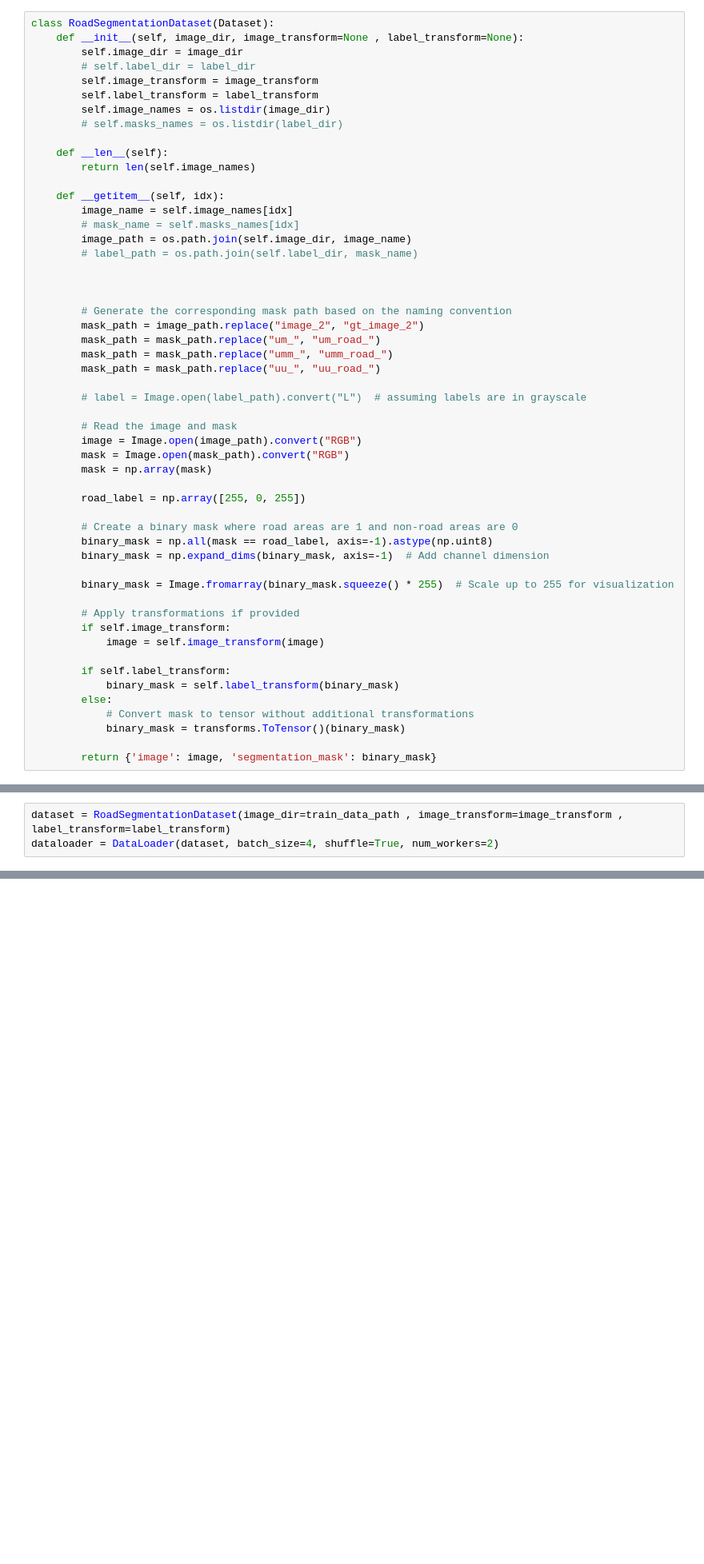
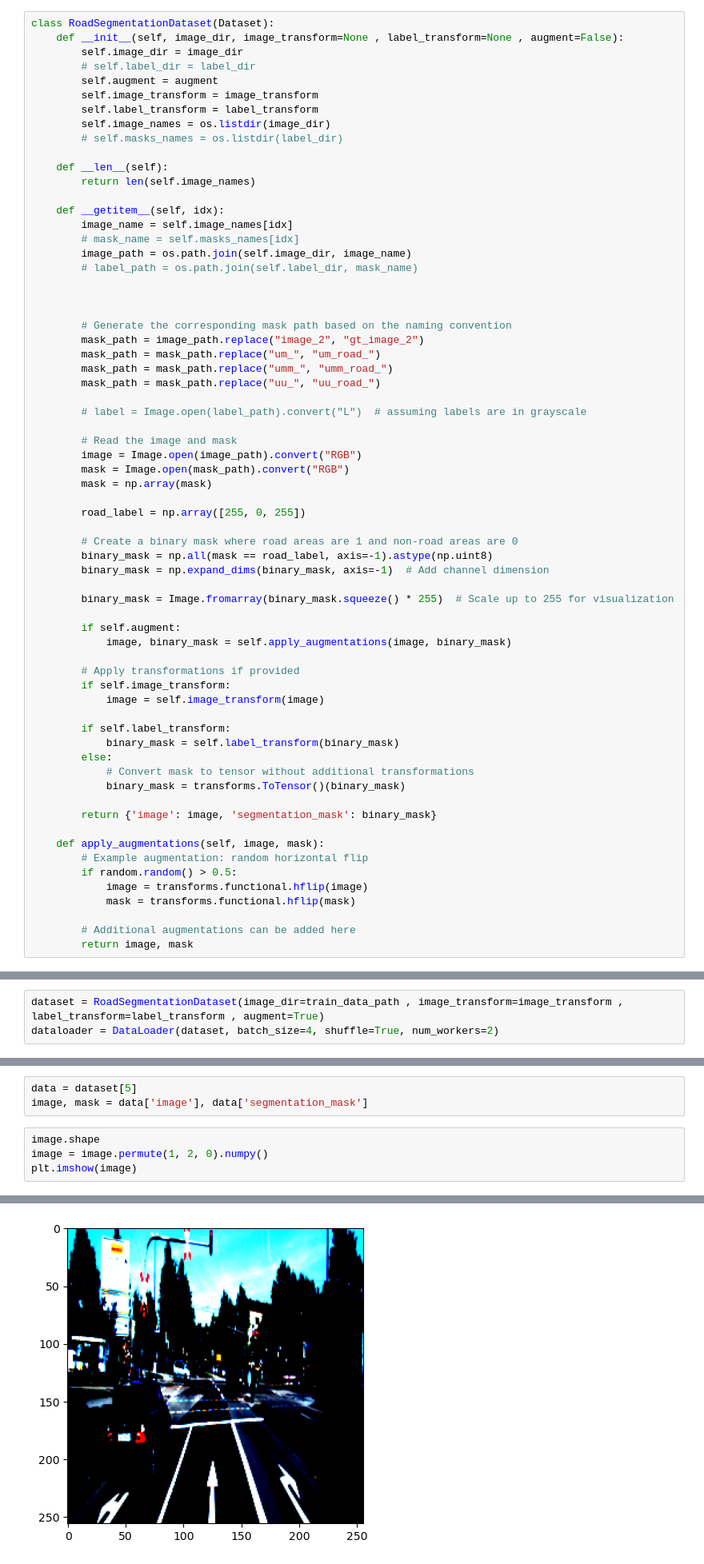
Before and after one commit to imalhotra15/Road-Segmentation, a Jupyter notebook: main.ipynb, the cells around one changed output, grey strips where cells are left out. Shown at 80% size. Saved outputs shown, nothing was run; the diff lists cells and outputs as text; blank space fills up the shorter version.

```diff
--- a/main.ipynb
+++ b/main.ipynb
@@ -14,9 +19,10 @@ train_data_path = r'data_road/training/image_2'
 train_gt_path = r'data_road/training/image_2'
 # %%
 class RoadSegmentationDataset(Dataset):
-    def __init__(self, image_dir, image_transform=None , label_transform=None):
+    def __init__(self, image_dir, image_transform=None , label_transform=None , augment=False):
         self.image_dir = image_dir
         # self.label_dir = label_dir
+        self.augment = augment
         self.image_transform = image_transform
         self.label_transform = label_transform
         self.image_names = os.listdir(image_dir)
@@ -54,6 +60,9 @@ class RoadSegmentationDataset(Dataset):
 
         binary_mask = Image.fromarray(binary_mask.squeeze() * 255)  # Scale up to 255 for visualization
 
+        if self.augment:
+            image, binary_mask = self.apply_augmentations(image, binary_mask)
+
         # Apply transformations if provided
         if self.image_transform:
             image = self.image_transform(image)
@@ -65,6 +74,15 @@ class RoadSegmentationDataset(Dataset):
             binary_mask = transforms.ToTensor()(binary_mask)
 
         return {'image': image, 'segmentation_mask': binary_mask}
+
+    def apply_augmentations(self, image, mask):
+        # Example augmentation: random horizontal flip
+        if random.random() > 0.5:
+            image = transforms.functional.hflip(image)
+            mask = transforms.functional.hflip(mask)
+
+        # Additional augmentations can be added here
+        return image, mask
 # %%
 # Define the transformations for the images
 image_transform = transforms.Compose([
@@ -79,5 +97,5 @@ label_transform = transforms.Compose([
     transforms.ToTensor(),  # Convert labels to PyTorch tensors
 ])
 # %%
-dataset = RoadSegmentationDataset(image_dir=train_data_path , image_transform=image_transform , label_transform=label_transform)
+dataset = RoadSegmentationDataset(image_dir=train_data_path , image_transform=image_transform , label_transform=label_transform , augment=True)
 dataloader = DataLoader(dataset, batch_size=4, shuffle=True, num_workers=2)
@@ -83,0 +255,8 @@ dataloader = DataLoader(dataset, batch_size=4, shuffle=True, num_workers=2)
+# %%
+data = dataset[5]
+image, mask = data['image'], data['segmentation_mask']
+# %%
+image.shape
+image = image.permute(1, 2, 0).numpy()
+plt.imshow(image)
+# %% [output]
@@ -83,0 +265 @@ dataloader = DataLoader(dataset, batch_size=4, shuffle=True, num_workers=2)
+[figure, added]
```
Also changed, not shown: parts of 22 cells of this notebook.
